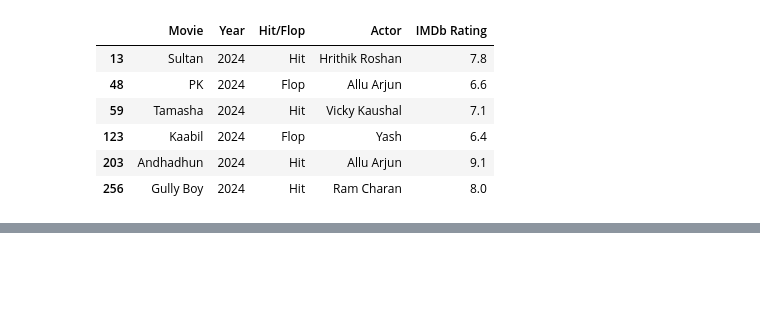
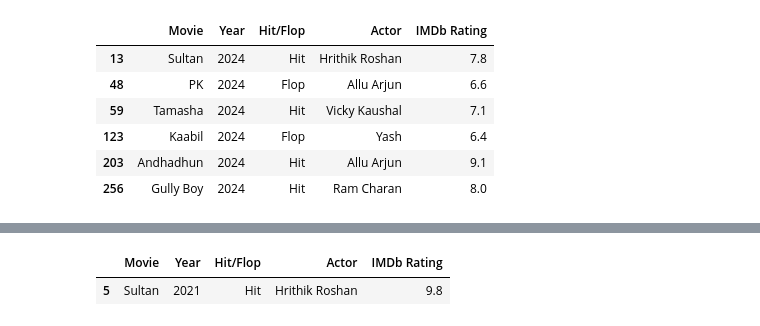
Before and after one commit to atulshahi6310/python-for-data-science, a Jupyter notebook: pandas/pandas2.ipynb, the cells around one changed output, grey strips where cells are left out. Saved outputs shown, nothing was run; the diff lists cells and outputs as text; code cells hidden in the pictures; blank space fills up the shorter version.

```diff
--- a/pandas/pandas2.ipynb
+++ b/pandas/pandas2.ipynb
@@ -145,0 +133,5 @@ print(c)
+# %%
+pf.query("Year >2020 and Actor == 'Hrithik Roshan' and `IMDb Rating`>9")
+# %% [output]
+|  | Movie | Year | Hit/Flop | Actor | IMDb Rating |
+| 5 | Sultan | 2021 | Hit | Hrithik Roshan | 9.8 |
```
Also changed, not shown: parts of 7 cells of this notebook.
